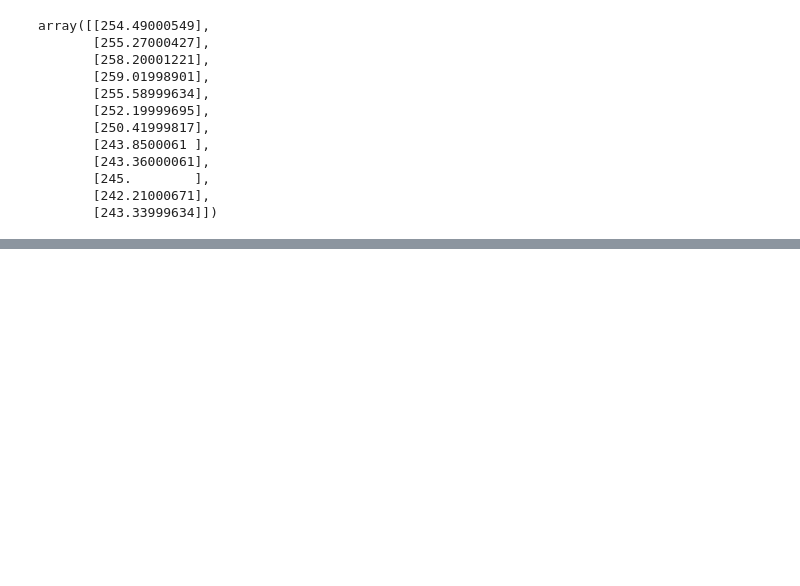
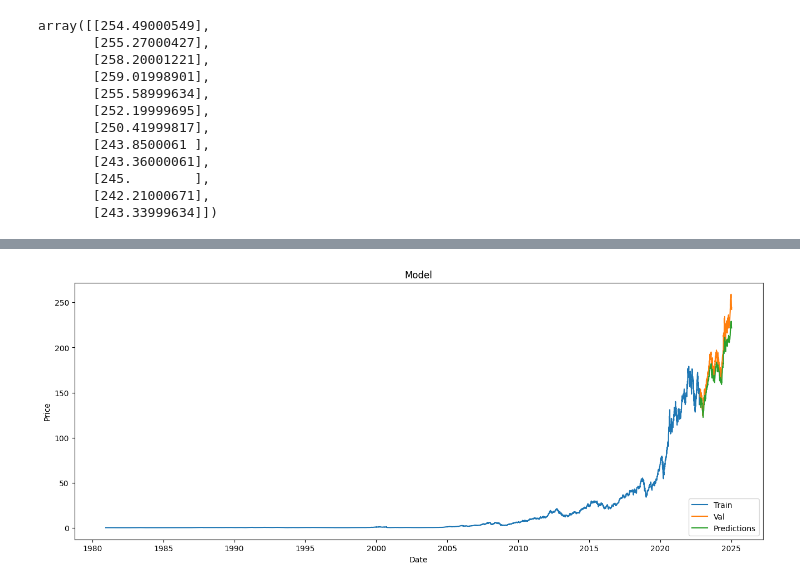
Before and after one commit to Black-fox17/2025, a Jupyter notebook: stock-prediction/api/Model/main.ipynb, the cells around one changed output, grey strips where cells are left out. Drawn from its saved outputs; the diff is of its cells as text; code cells hidden in the pictures; blank space fills up the shorter version.

```diff
--- a/stock-prediction/api/Model/main.ipynb
+++ b/stock-prediction/api/Model/main.ipynb
@@ -264,0 +211,9 @@ df_pred =
+# %%
+x_test = np.array(x_test)
+
+# Reshape the data
+x_test = np.reshape(x_test, (x_test.shape[0], x_test.shape[1], 1 ))
+
+# Get the models predicted price values
+predictions = model.predict(x_test)
+predictions = scaler.inverse_transform(predictions)
@@ -264,0 +262,2 @@ df_pred =
+# %%
+data["predictions"] = 0
@@ -264,0 +282,2 @@ df_pred =
+# %%
+data.iloc[training_data_len:, data.columns.get_loc("predictions")] = predictions.flatten()
@@ -264,0 +302,2 @@ df_pred =
+# %%
+data.columns = ["Close","predictions"]
@@ -264,0 +323,12 @@ df_pred =
+# %%
+plt.figure(figsize=(16,6))
+plt.title("Model")
+plt.xlabel("Date")
+plt.ylabel("Price")
+plt.plot(data["Close"].iloc[:training_data_len])
+plt.plot(data["Close"].iloc[training_data_len:])
+plt.plot(data["predictions"].iloc[training_data_len:])
+plt.legend(['Train', 'Val', 'Predictions'], loc='lower right')
+plt.show()
+# %% [output]
+[figure, added]
```
Also changed, not shown: parts of 36 cells of this notebook, 3 other files.
